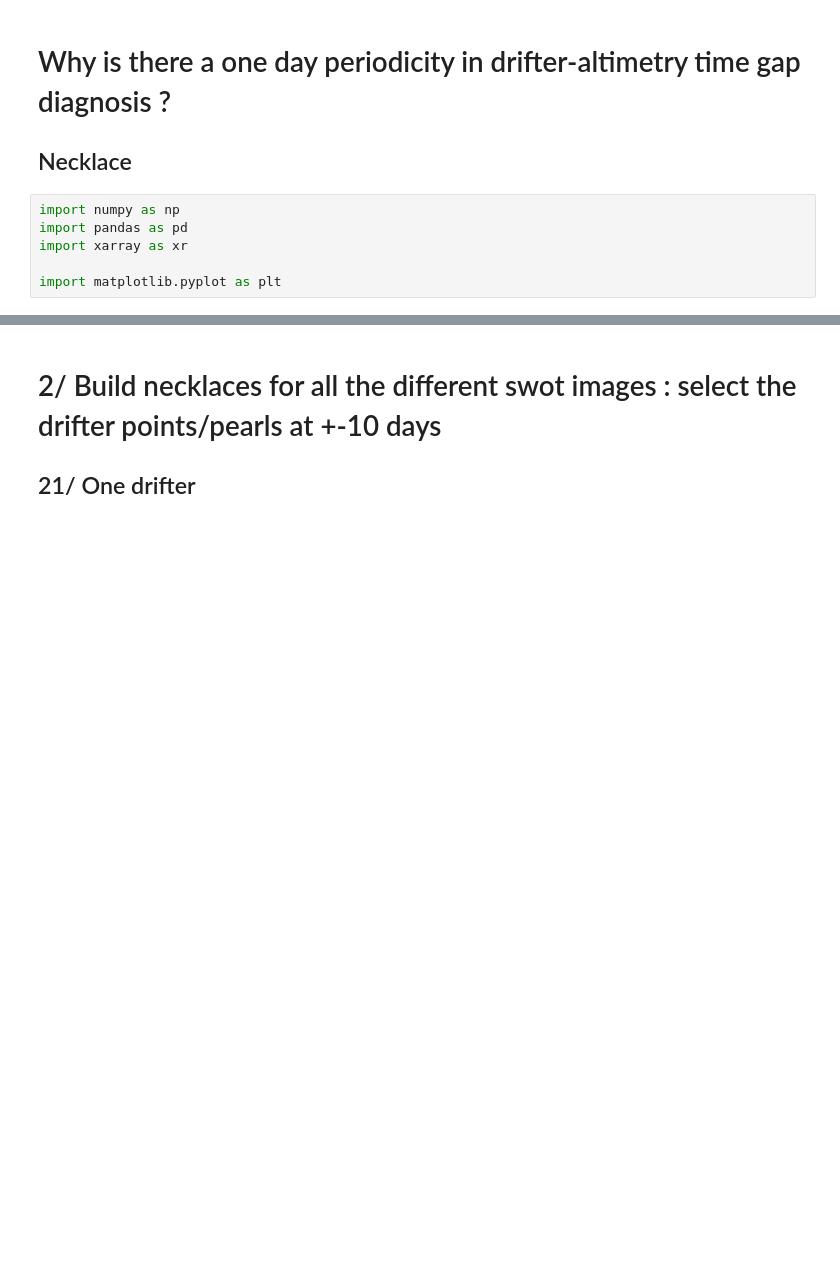
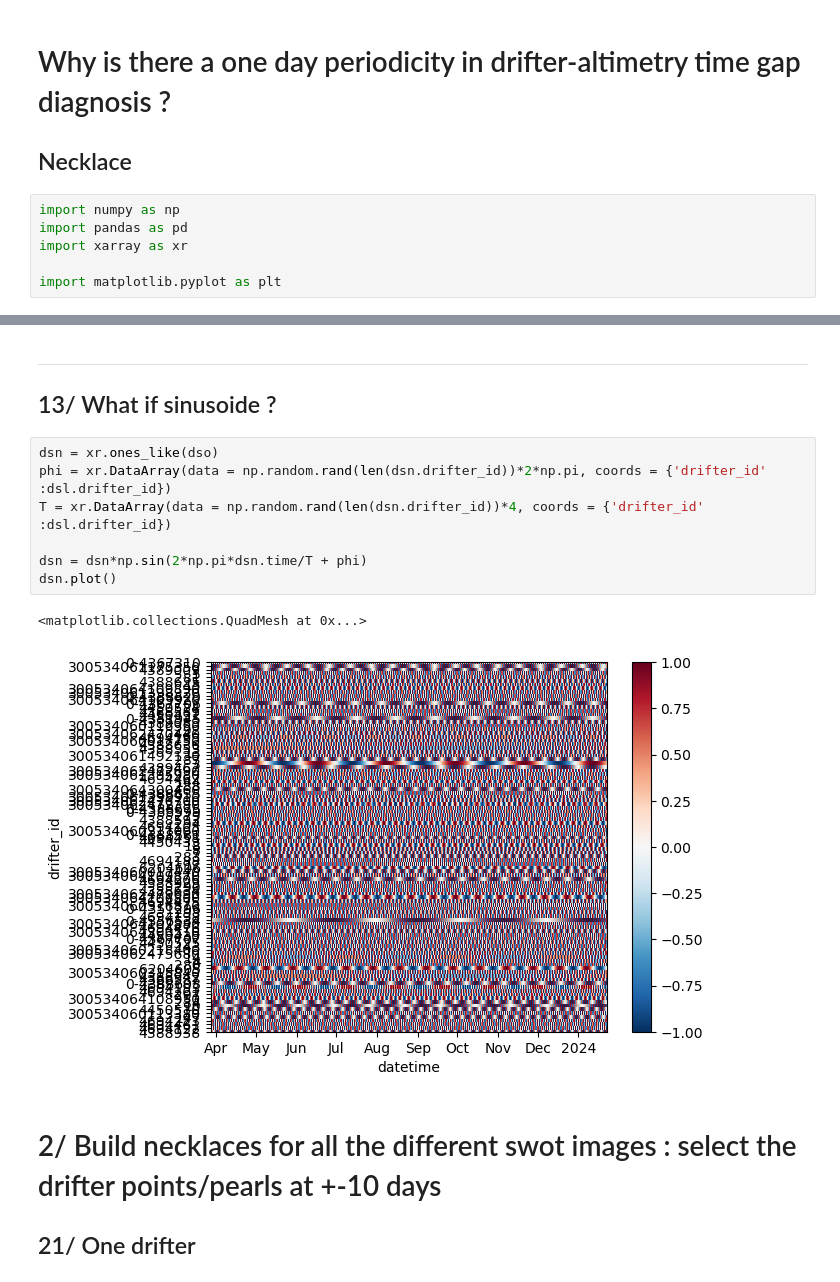
Before and after one commit to margot-demol/med_analysis, a Jupyter notebook: collier_de_perle.ipynb, the cells around one changed output, grey strips where cells are left out. Saved outputs shown, nothing was run; the diff lists cells and outputs as text; blank space fills up the shorter version.

```diff
--- a/collier_de_perle.ipynb
+++ b/collier_de_perle.ipynb
@@ -77,3 +89,16 @@ dso.plot()
+# %% [markdown]
+________
+## 13/ What if sinusoide ?
+# %%
+dsn = xr.ones_like(dso)
+phi = xr.DataArray(data = np.random.rand(len(dsn.drifter_id))*2*np.pi, coords = {'drifter_id' :dsl.drifter_id})
+T = xr.DataArray(data = np.random.rand(len(dsn.drifter_id))*4, coords = {'drifter_id' :dsl.drifter_id})
+
+dsn = dsn*np.sin(2*np.pi*dsn.time/T + phi)
+dsn.plot()
+# %% [output]
+<matplotlib.collections.QuadMesh at 0x...>
+[figure, added]
 # %% [markdown]
 # 2/ Build necklaces for all the different swot images : select the drifter points/pearls at +-10 days
 ## 21/ One drifter
```
Also changed, not shown: parts of 28 cells of this notebook, 7 other files.
